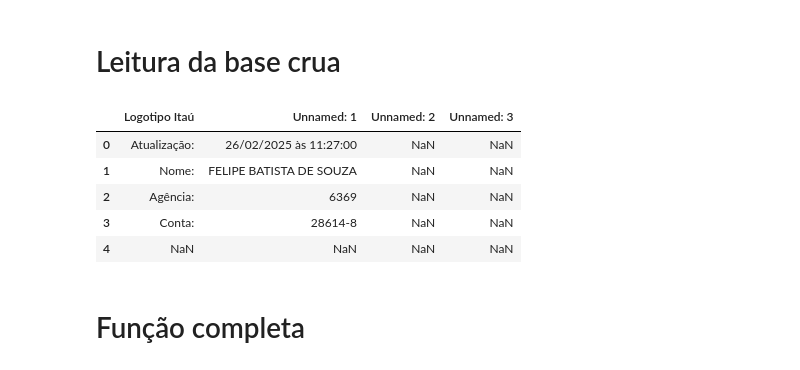
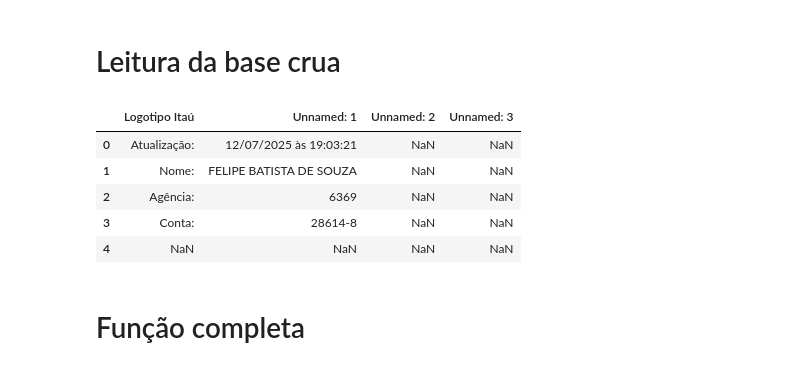
Before and after one commit to Felisouza/Streamlit-for-Data-Science, a Jupyter notebook: ControleFinanceiro/CartaoDeCredito/LimpaDados.ipynb, the cells around one changed output. Cells and saved outputs as stored; diff of their text form; code cells hidden in the pictures.

```diff
--- a/ControleFinanceiro/CartaoDeCredito/LimpaDados.ipynb
+++ b/ControleFinanceiro/CartaoDeCredito/LimpaDados.ipynb
@@ -10,13 +10,16 @@ import re
 # %%
 # Carregar arquivo Excel
 # arquivo = "./Fatura-Excel.xls"  # Substitua pelo nome do seu arquivo
-arquivo = r"C:\Users\feh_s\Streamlit-for-Data-Science\ControleFinanceiro\Faturas\Fatura-Excel-Fevereiro.xls"  # Substitua pelo nome do seu arquivo
+arquivo = r"C:\Users\feh_s\Desktop\Faturas\2025\Fatura-Excel-202506.xls"  # Substitua pelo nome do seu arquivo
 
-df = pd.read_excel(arquivo)
+df = pd.read_excel(
+    arquivo
+    # , engine='openpyxl'
+)
 df.head()
 # %% [output]
 |  | Logotipo Itaú | Unnamed: 1 | Unnamed: 2 | Unnamed: 3 |
-| 0 | Atualização: | 26/02/2025 às 11:27:00 | NaN | NaN |
+| 0 | Atualização: | 12/07/2025 às 19:03:21 | NaN | NaN |
 | 1 | Nome: | FELIPE BATISTA DE SOUZA | NaN | NaN |
 | 2 | Agência: | 6369 | NaN | NaN |
 | 3 | Conta: | 28614-8 | NaN | NaN |
```
Also changed, not shown: 26 other files.
